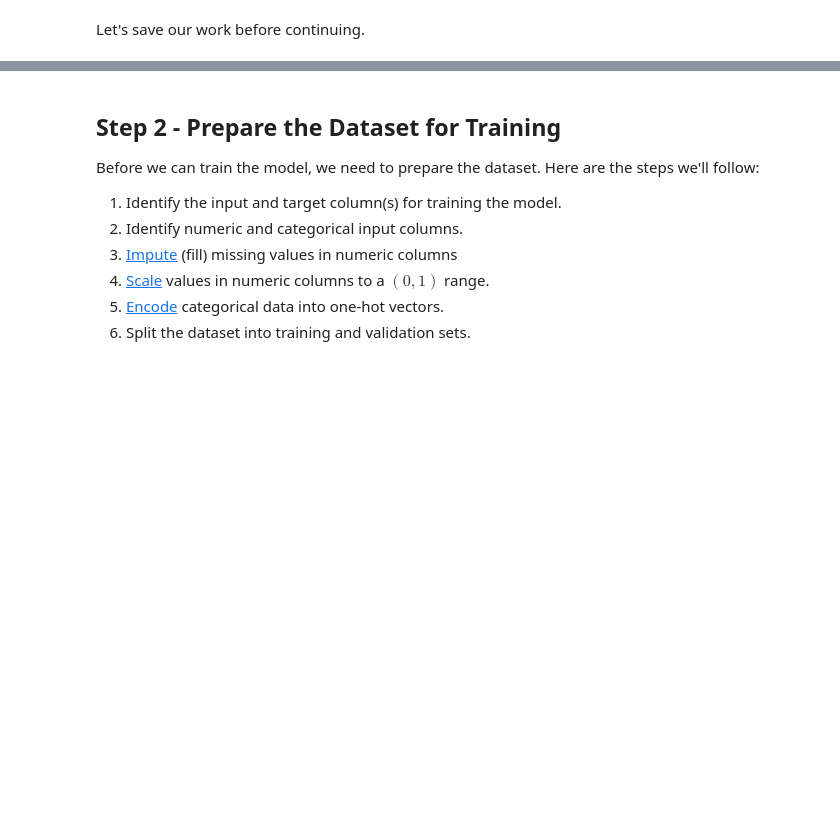
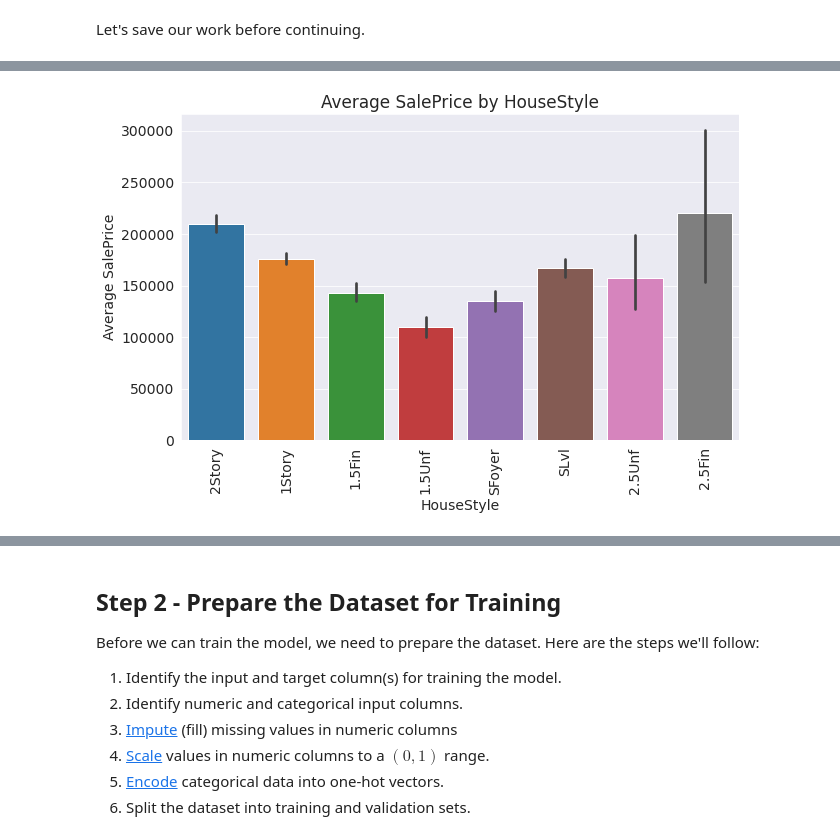
Before and after one commit to Nish-008/Machine_Learning_Practice, a Jupyter notebook: python-sklearn-assignment.ipynb, the cells around one changed output, grey strips where cells are left out. Cells and saved outputs as stored; diff of their text form; code cells hidden in the pictures; blank space fills up the shorter version.

```diff
--- a/python-sklearn-assignment.ipynb
+++ b/python-sklearn-assignment.ipynb
@@ -158,3 +219,13 @@ Let's save our work before continuing.
+# %%
+# Assuming you have a DataFrame named df with 'HouseStyle' and 'SalePrice' columns
+sns.barplot(x='HouseStyle', y='SalePrice', data=prices_df)
+plt.xlabel('HouseStyle')
+plt.ylabel('Average SalePrice')
+plt.title('Average SalePrice by HouseStyle')
+plt.xticks(rotation=90)
+plt.show()
+# %% [output]
+[figure, added]
 # %%
 import jovian
 # %%
```
Also changed, not shown: parts of 7 cells of this notebook.
